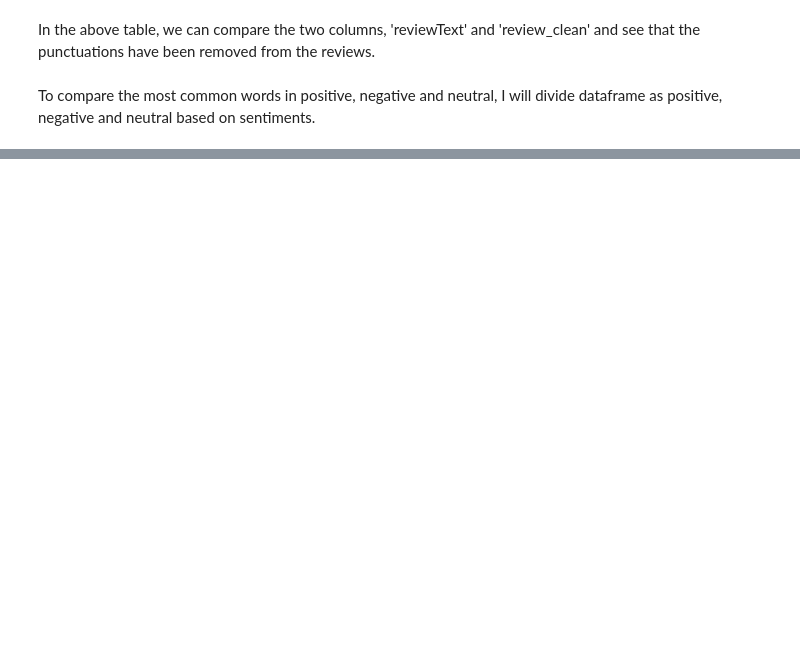
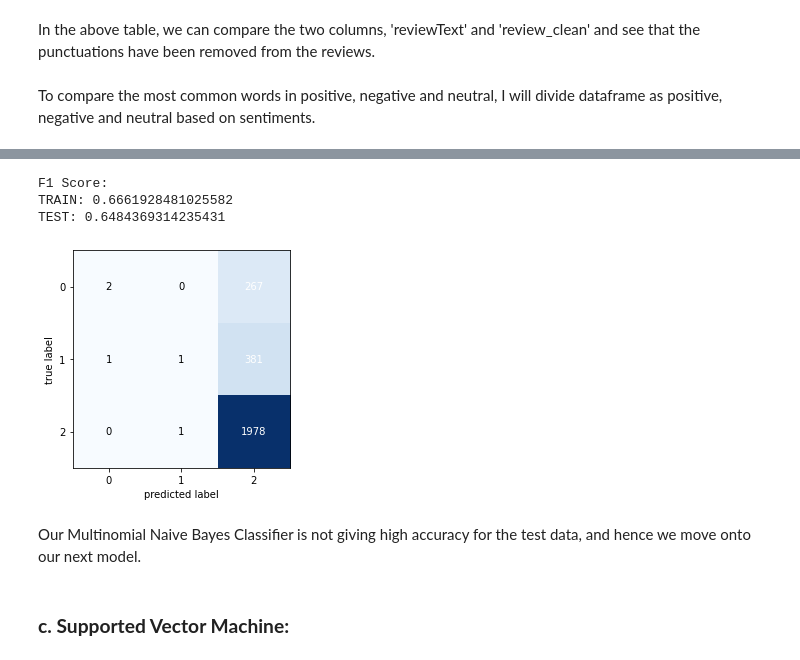
Before and after one commit to AnushkaGupta18/Sentimindle, a Jupyter notebook: Sentimindle.ipynb, the cells around one changed output, grey strips where cells are left out. Cells and saved outputs as stored; diff of their text form; code cells hidden in the pictures; blank space fills up the shorter version.

```diff
--- a/Sentimindle.ipynb
+++ b/Sentimindle.ipynb
@@ -228,0 +248,4 @@ plt.tight_layout()
+# %%
+df_0 = df.loc[df['sentiment']==0]
+df_1 = df.loc[df['sentiment']==1]
+df_2 = df.loc[df['sentiment']==2]
@@ -228,0 +314,46 @@ plt.tight_layout()
+# %%
+from sklearn.metrics import f1_score
+from sklearn.naive_bayes import MultinomialNB
+
+def naivebayes(df):
+    # This function splits data to train and test, then vectorizes reviews and calculates results from Naive Bayes.
+
+    # split train-test
+    X_train, X_test, y_train, y_test = train_test_split(df['review_clean'], df['sentiment'], test_size=0.2, random_state=42)
+
+    # define vectorizer and fit to data
+    word_vectorizer = TfidfVectorizer(sublinear_tf=True, strip_accents='unicode', analyzer='word', token_pattern=r'\w{1,}', stop_words='english', ngram_range=(1, 1), max_features=10000)
+    word_vectorizer.fit(df['review_clean'])
+
+    # train-test vectorized features
+    train_word_features = word_vectorizer.transform(X_train)
+    test_word_features = word_vectorizer.transform(X_test)
+
+    # choosing and fitting classifier
+    classifier = MultinomialNB()
+    classifier.fit(train_word_features, y_train)
+
+    # calculating results
+    y_pred_train = classifier.predict(train_word_features)
+    y_pred = classifier.predict(test_word_features)
+
+    # calculate F1 score
+    print("F1 Score:")
+    print(f"TRAIN: {f1_score(y_train, y_pred_train, average='weighted')}")
+    print(f"TEST: {f1_score(y_test, y_pred, average='weighted')}")
+
+    # plot confusion matrix
+    cm = confusion_matrix(y_test, y_pred)
+    plot_confusion_matrix(cm)
+    plt.show()
+# %%
+naivebayes(df_sampled)
+# %% [output]
+F1 Score:
+TRAIN: 0.6661928481025582
+TEST: 0.6484369314235431
+[figure, added]
+# %% [markdown]
+Our Multinomial Naive Bayes Classifier is not giving high accuracy for the test data, and hence we move onto our next model.
+# %% [markdown]
+### **c. Supported Vector Machine:**
```
Also changed, not shown: parts of 40 cells of this notebook.
